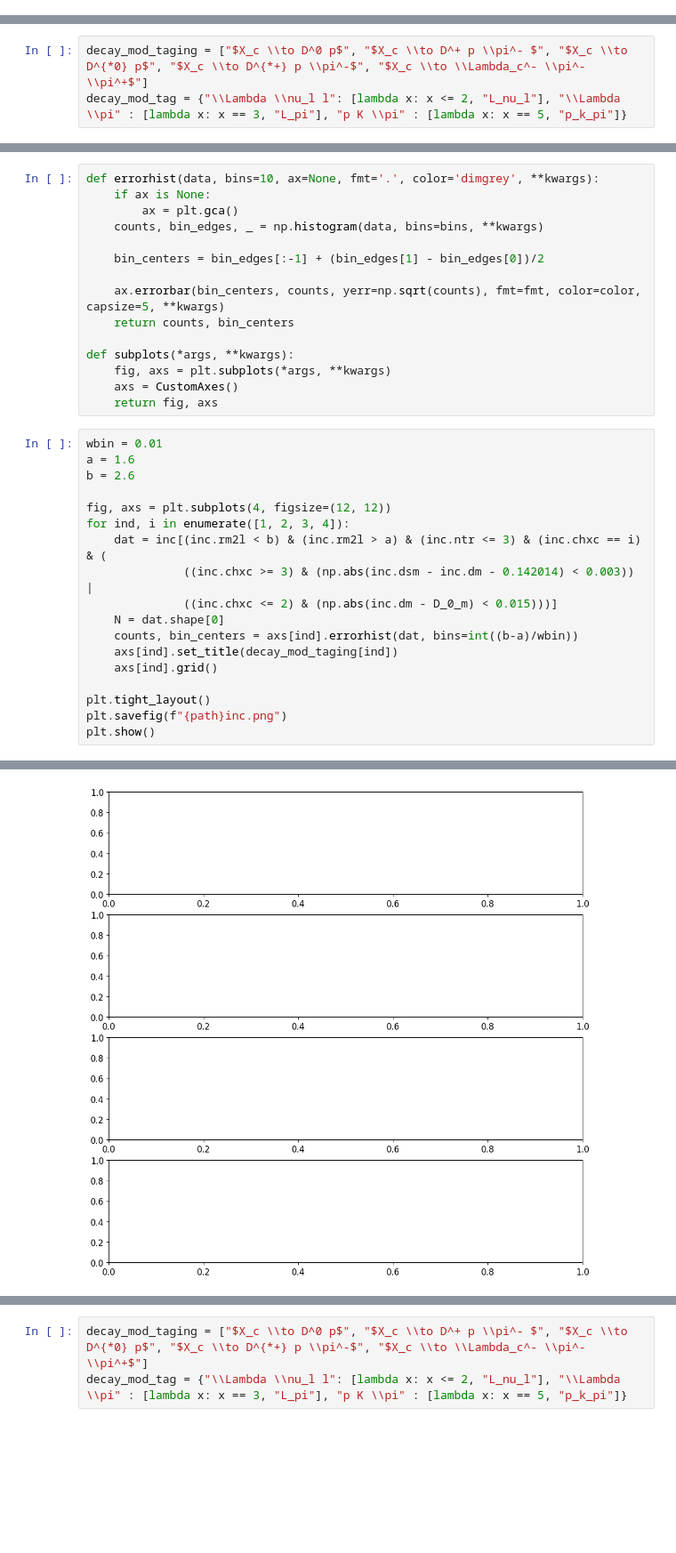
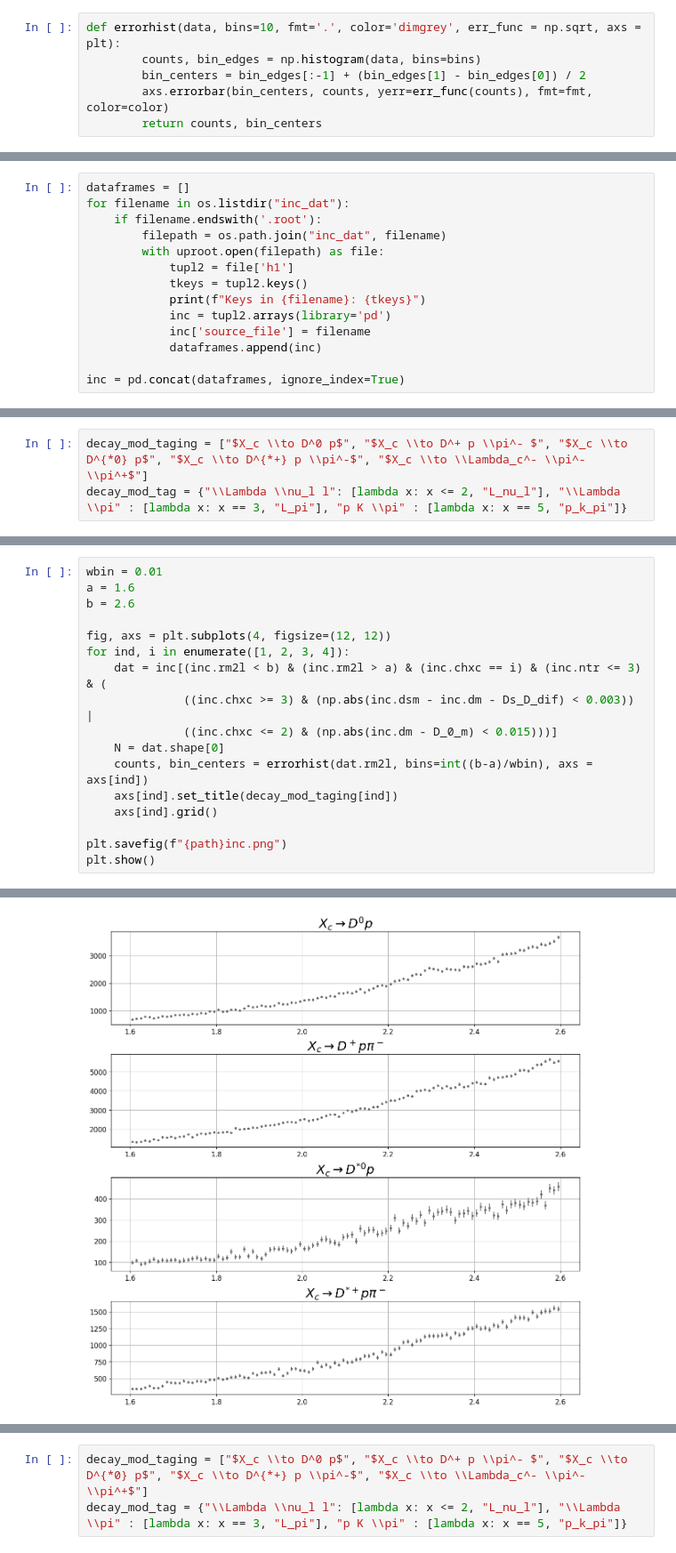
Before and after one commit to Clai101/data_ref, a Jupyter notebook: ref.ipynb, the cells around one changed output, grey strips where cells are left out. Shown at 89% size. Saved outputs shown, nothing was run; the diff lists cells and outputs as text; blank space fills up the shorter version.

```diff
--- a/ref.ipynb
+++ b/ref.ipynb
@@ -68,3 +16,9 @@ plt.rcParams['axes.titlesize'] = 22
+# %%
+def errorhist(data, bins=10, fmt='.', color='dimgrey', err_func = np.sqrt, axs = plt):
+        counts, bin_edges = np.histogram(data, bins=bins)
+        bin_centers = bin_edges[:-1] + (bin_edges[1] - bin_edges[0]) / 2
+        axs.errorbar(bin_centers, counts, yerr=err_func(counts), fmt=fmt, color=color)
+        return counts, bin_centers
 # %%
 N = 5000
 tau = 0.3
@@ -90,0 +53,14 @@ plt.plot(xx, f(xx, *args))
+# %%
+dataframes = []
+for filename in os.listdir("inc_dat"):
+    if filename.endswith('.root'):
+        filepath = os.path.join("inc_dat", filename)
+        with uproot.open(filepath) as file:
+            tupl2 = file['h1']
+            tkeys = tupl2.keys()
+            print(f"Keys in {filename}: {tkeys}")
+            inc = tupl2.arrays(library='pd')
+            inc['source_file'] = filename
+            dataframes.append(inc)
+
+inc = pd.concat(dataframes, ignore_index=True)
@@ -180,18 +119,3 @@ class CustomAxes(Axes):
-# %%
-def errorhist(data, bins=10, ax=None, fmt='.', color='dimgrey', **kwargs):
-    if ax is None:
-        ax = plt.gca()
-    counts, bin_edges, _ = np.histogram(data, bins=bins, **kwargs)
-
-    bin_centers = bin_edges[:-1] + (bin_edges[1] - bin_edges[0])/2
-
-    ax.errorbar(bin_centers, counts, yerr=np.sqrt(counts), fmt=fmt, color=color, capsize=5, **kwargs)
-    return counts, bin_centers
-
-def subplots(*args, **kwargs):
-    fig, axs = plt.subplots(*args, **kwargs)
-    axs = CustomAxes()
-    return fig, axs
 # %%
 wbin = 0.01
 a = 1.6
@@ -199,15 +123,14 @@ b = 2.6
 
 fig, axs = plt.subplots(4, figsize=(12, 12))
 for ind, i in enumerate([1, 2, 3, 4]):
-    dat = inc[(inc.rm2l < b) & (inc.rm2l > a) & (inc.ntr <= 3) & (inc.chxc == i) & (
-              ((inc.chxc >= 3) & (np.abs(inc.dsm - inc.dm - 0.142014) < 0.003)) |
+    dat = inc[(inc.rm2l < b) & (inc.rm2l > a) & (inc.chxc == i) & (inc.ntr <= 3) & (
+              ((inc.chxc >= 3) & (np.abs(inc.dsm - inc.dm - Ds_D_dif) < 0.003)) |
               ((inc.chxc <= 2) & (np.abs(inc.dm - D_0_m) < 0.015)))]
     N = dat.shape[0]
-    counts, bin_centers = axs[ind].errorhist(dat, bins=int((b-a)/wbin))
+    counts, bin_centers = errorhist(dat.rm2l, bins=int((b-a)/wbin), axs = axs[ind])
     axs[ind].set_title(decay_mod_taging[ind])
     axs[ind].grid()
 
-plt.tight_layout()
 plt.savefig(f"{path}inc.png")
 plt.show()
 # %% [output]
@@ -219 +137 @@ AttributeError: 'Axes' object has no attribute 'errorhist'
-[figure, old version]
+[figure, new version]
```
Also changed, not shown: parts of 23 cells of this notebook, 7 other files.
